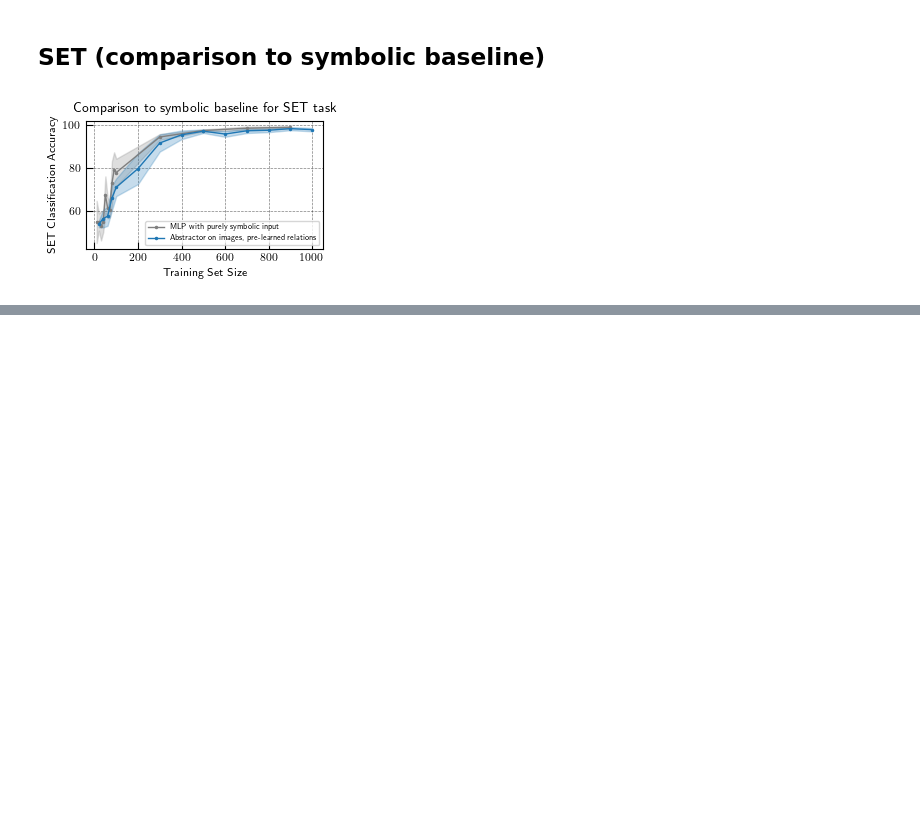
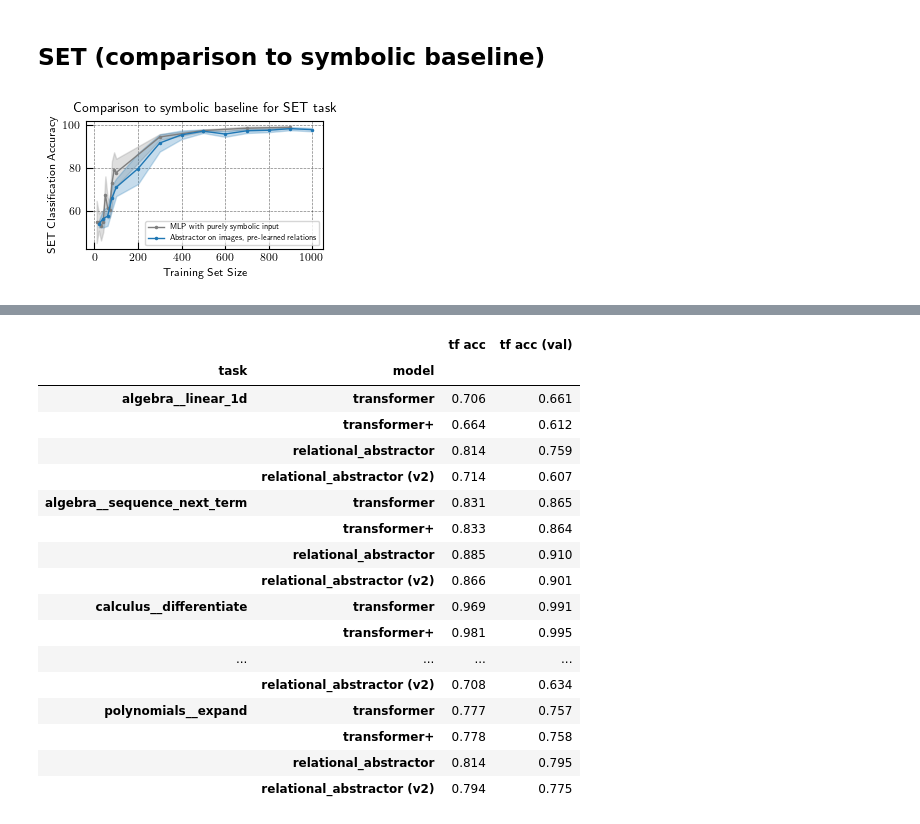
Before and after one commit to jdlafferty/relational, a Jupyter notebook: paper/paper_figures/create_figures.ipynb, the cells around one changed output, grey strips where cells are left out. Cells and saved outputs as stored; diff of their text form; code cells hidden in the pictures; blank space fills up the shorter version.

```diff
--- a/paper/paper_figures/create_figures.ipynb
+++ b/paper/paper_figures/create_figures.ipynb
@@ -327,0 +419,32 @@ plot_symbolic_comparison(train_sizes, accs, symbolic_train_sizes, symbolic_accs)
+# %%
+table_data = table_data.groupby(['task', 'model']).aggregate(['mean', 'std', 'sem', 'count']).sort_index()
+table_data.columns = [' '.join(col).strip() for col in table_data.columns.values]
+# %%
+table_data['Teacher-Forcing Accuracy'] = table_data.apply(
+    lambda x: f"${x['teacher_forcing_accuracy mean']:0.3f} \pm {x['teacher_forcing_accuracy sem']:0.3f}$", axis=1)
+table_data['Val Teacher-Forcing Accuracy'] = table_data.apply(
+    lambda x: f"${x['val_teacher_forcing_accuracy mean']:0.3f} \pm {x['val_teacher_forcing_accuracy sem']:0.3f}$", axis=1)
+# %%
+table_data = table_data[['teacher_forcing_accuracy mean', 'val_teacher_forcing_accuracy mean']].rename(
+    columns={'teacher_forcing_accuracy mean': 'tf acc', 'val_teacher_forcing_accuracy mean': 'tf acc (val)'}).round(3)
+# %%
+table_data
+# %% [output]
+|  |  | tf acc | tf acc (val) |
+| task | model |  |  |
+| algebra__linear_1d | transformer | 0.706 | 0.661 |
+|  | transformer+ | 0.664 | 0.612 |
+|  | relational_abstractor | 0.814 | 0.759 |
+|  | relational_abstractor (v2) | 0.714 | 0.607 |
+| algebra__sequence_next_term | transformer | 0.831 | 0.865 |
+|  | transformer+ | 0.833 | 0.864 |
+|  | relational_abstractor | 0.885 | 0.910 |
+|  | relational_abstractor (v2) | 0.866 | 0.901 |
+| calculus__differentiate | transformer | 0.969 | 0.991 |
+|  | transformer+ | 0.981 | 0.995 |
+| ... | ... | ... | ... |
+|  | relational_abstractor (v2) | 0.708 | 0.634 |
+| polynomials__expand | transformer | 0.777 | 0.757 |
+|  | transformer+ | 0.778 | 0.758 |
+|  | relational_abstractor | 0.814 | 0.795 |
+|  | relational_abstractor (v2) | 0.794 | 0.775 |
```
Also changed, not shown: parts of 9 cells of this notebook, 1 other file.
